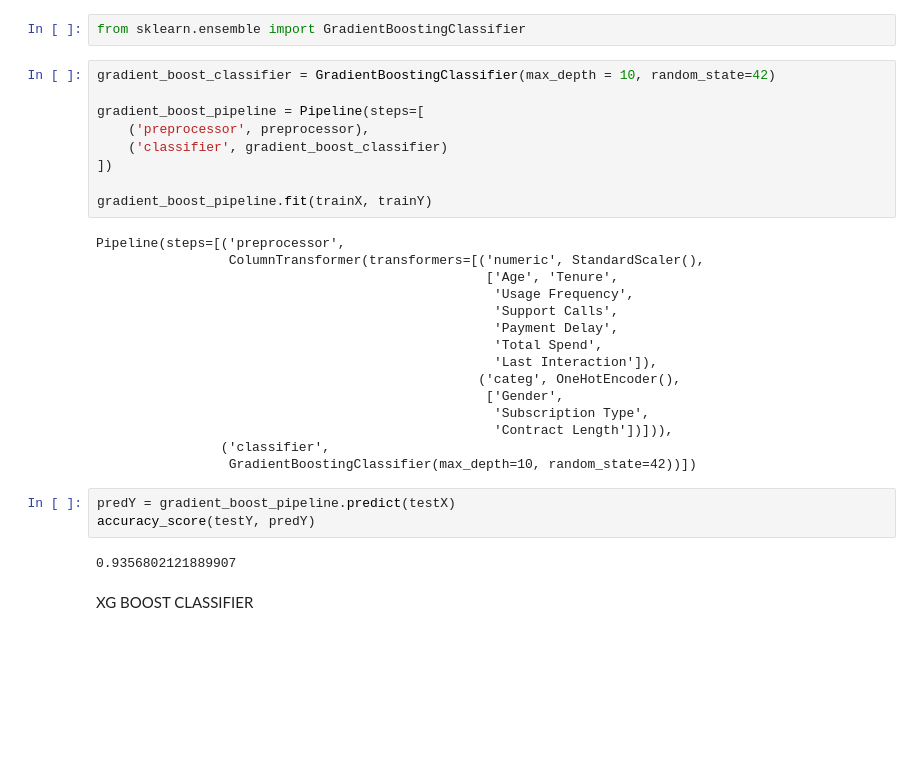
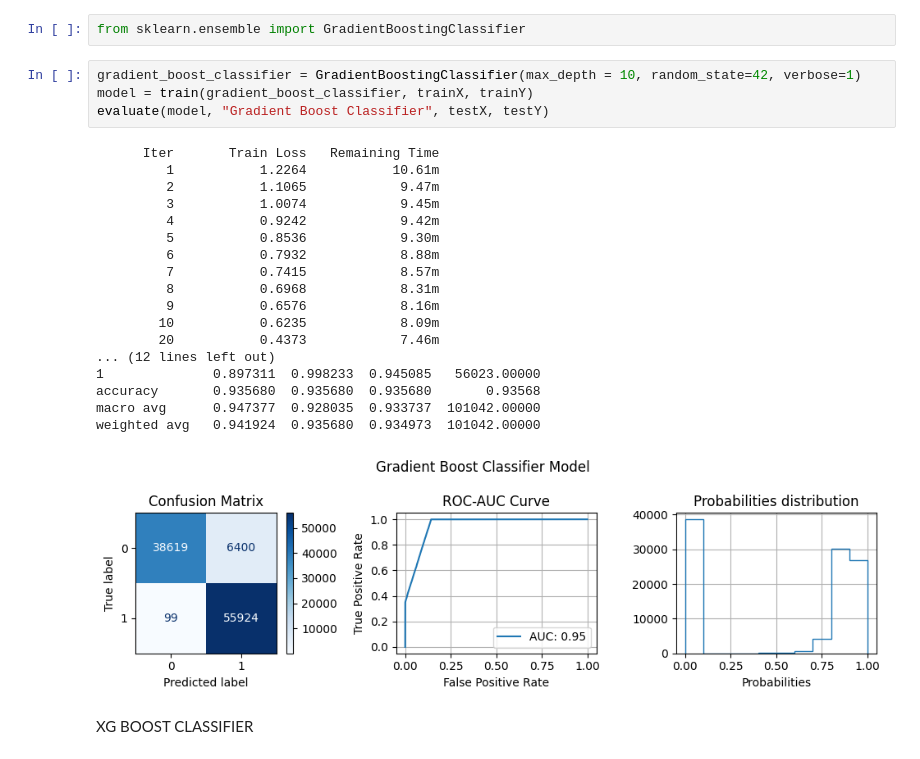
Before and after one commit to KashishJangra1710/CustomerChurnPrediction, a Jupyter notebook: notebooks/Model.ipynb, the cells around one changed output. Saved outputs shown, nothing was run; the diff lists cells and outputs as text; blank space fills up the shorter version.

```diff
--- a/notebooks/Model.ipynb
+++ b/notebooks/Model.ipynb
@@ -95,34 +117,28 @@ GRADIENT BOOSTING CLASSIFIER
 # %%
 from sklearn.ensemble import GradientBoostingClassifier
 # %%
-gradient_boost_classifier = GradientBoostingClassifier(max_depth = 10, random_state=42)
-
-gradient_boost_pipeline = Pipeline(steps=[
-    ('preprocessor', preprocessor),
-    ('classifier', gradient_boost_classifier)
-])
-
-gradient_boost_pipeline.fit(trainX, trainY)
+gradient_boost_classifier = GradientBoostingClassifier(max_depth = 10, random_state=42, verbose=1)
+model = train(gradient_boost_classifier, trainX, trainY)
+evaluate(model, "Gradient Boost Classifier", testX, testY)
 # %% [output]
-Pipeline(steps=[('preprocessor',
-                 ColumnTransformer(transformers=[('numeric', StandardScaler(),
-                                                  ['Age', 'Tenure',
-                                                   'Usage Frequency',
-                                                   'Support Calls',
-                                                   'Payment Delay',
-                                                   'Total Spend',
-                                                   'Last Interaction']),
-                                                 ('categ', OneHotEncoder(),
-                                                  ['Gender',
-                                                   'Subscription Type',
-                                                   'Contract Length'])])),
-                ('classifier',
-                 GradientBoostingClassifier(max_depth=10, random_state=42))])
+      Iter       Train Loss   Remaining Time
+         1           1.2264           10.61m
+         2           1.1065            9.47m
+         3           1.0074            9.45m
+         4           0.9242            9.42m
+         5           0.8536            9.30m
+         6           0.7932            8.88m
+         7           0.7415            8.57m
+         8           0.6968            8.31m
+         9           0.6576            8.16m
+        10           0.6235            8.09m
+        20           0.4373            7.46m
+... (12 lines left out)
+1              0.897311  0.998233  0.945085   56023.00000
+accuracy       0.935680  0.935680  0.935680       0.93568
+macro avg      0.947377  0.928035  0.933737  101042.00000
+weighted avg   0.941924  0.935680  0.934973  101042.00000
+[figure, added]
-# %%
-predY = gradient_boost_pipeline.predict(testX)
-accuracy_score(testY, predY)
-# %% [output]
-0.9356802121889907
 # %% [markdown]
 XG BOOST CLASSIFIER
 # %%
```
Also changed, not shown: parts of 8 cells of this notebook, 8 other files.
